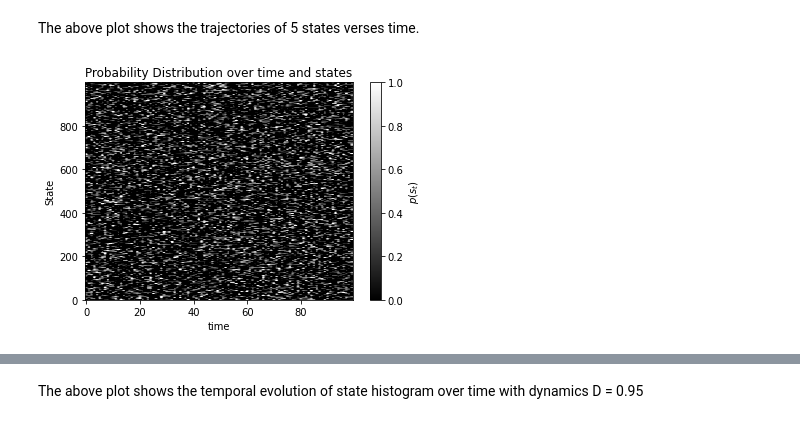
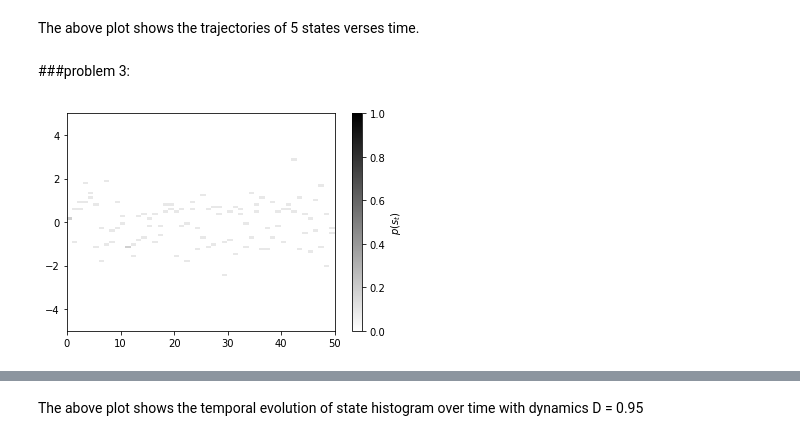
Before and after one commit to afrojaakter/Neural-Computation, a Jupyter notebook: Control.ipynb, the cells around one changed output, grey strips where cells are left out. Saved outputs shown, nothing was run; the diff lists cells and outputs as text; code cells hidden in the pictures.

```diff
--- a/Control.ipynb
+++ b/Control.ipynb
@@ -70,24 +69,22 @@ plt.show()
 # %% [markdown]
 The above plot shows the trajectories of 5 states verses time.
+# %% [markdown]
+###problem 3:
 # %%
-#problem 3:
 all_state = []
 for i in range(1000):
   st = []
   for t in times:
     eta = np.random.normal(0, 1, 1)
     st.append(linearDynamicSystem(D, B, C, eta, a, s))
   all_state.append(st)
 
-fig = plt.figure()
-ax = fig.add_subplot()
-heatmap = ax.imshow(np.array(all_state).reshape(1000, len(times)), vmin=0,
-                    vmax=1, origin = 'lower', aspect= 'auto', cmap = 'gray')
-ax.set_ylabel('State')
-ax.set_xlabel('time')
-#ax.set_title('Probability Distribution over time and states')
-cbar = fig.colorbar(heatmap)
-cbar.set_label('$p(s_t)$',size=10)
+plt.figure()
+plt.hist2d(times,np.array(all_state[s]).T[0],
+           bins=50, cmap='gray_r',density = True, vmax = 1, vmin = 0)
+cb = plt.colorbar()
+plt.ylim(-5, 5)
+cb.set_label('$p(s_t)$',size=10)
 plt.show()
 # %% [output]
-[figure, old version]
+[figure, new version]
```
Also changed, not shown: parts of 23 cells of this notebook.
